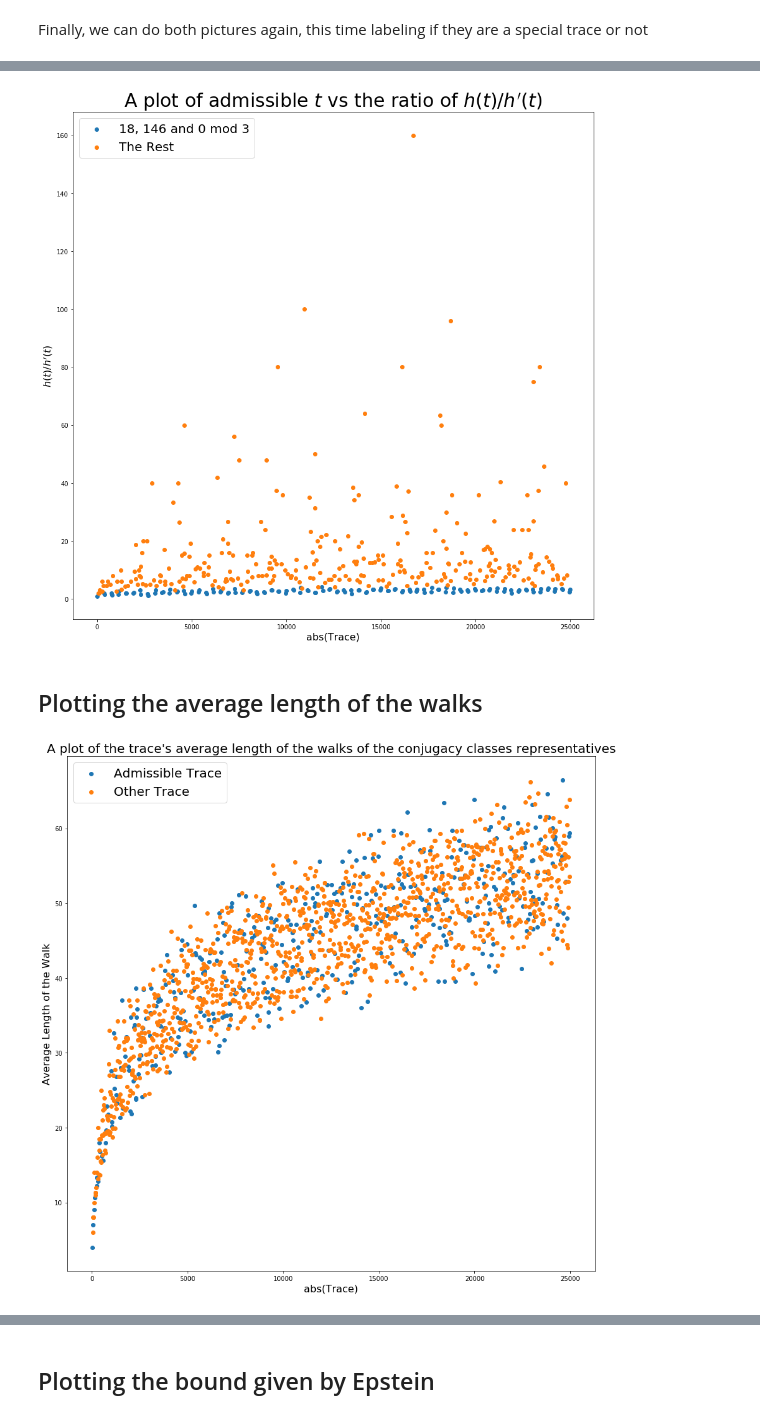
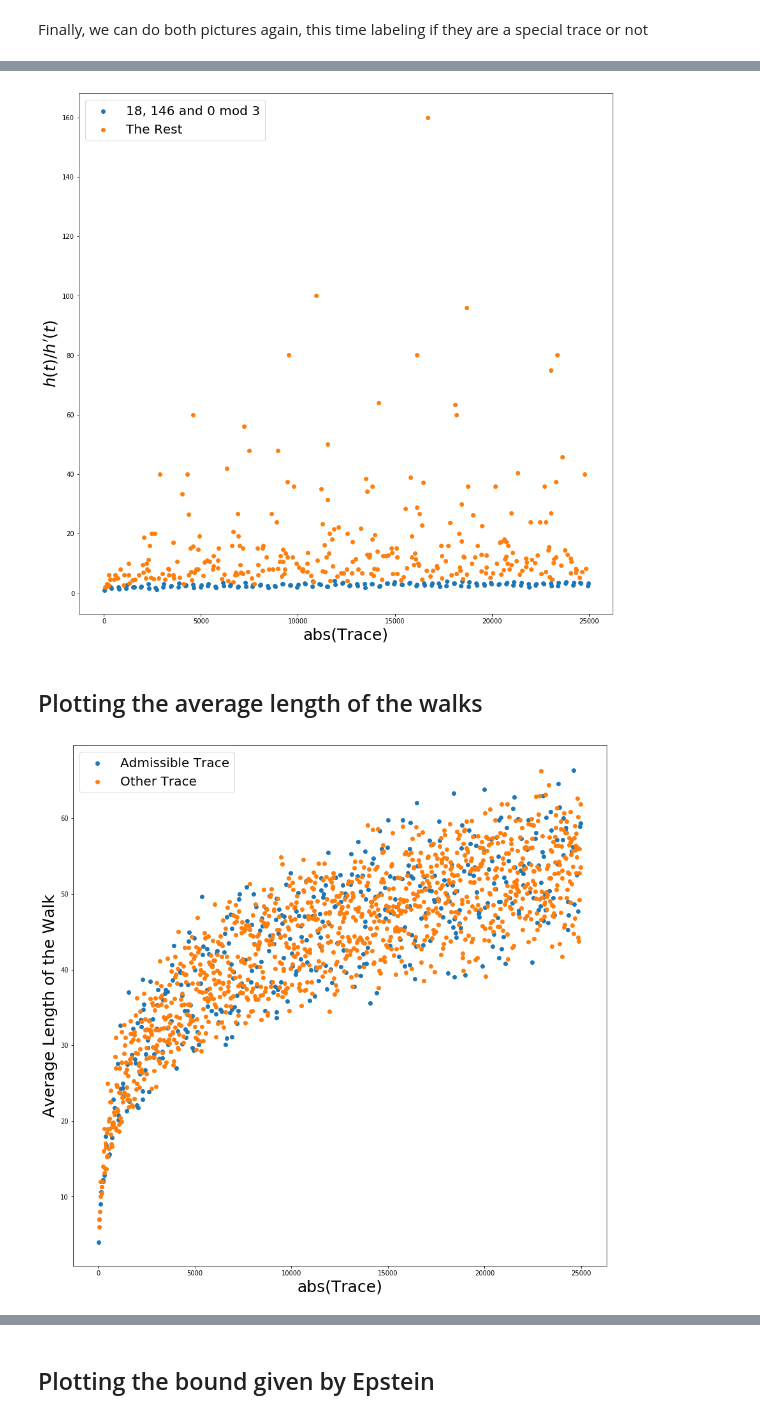
Before and after one commit to BrookeOgrodnik/CommutatorSubgroups, a Jupyter notebook: PythonCode/Class_Number.ipynb, the cells around one changed output, grey strips where cells are left out. Drawn from its saved outputs; the diff is of its cells as text; code cells hidden in the pictures.

```diff
--- a/PythonCode/Class_Number.ipynb
+++ b/PythonCode/Class_Number.ipynb
@@ -275,35 +295,35 @@ plt.scatter(non_special_traces.loc[non_special_traces.commutator_class_number!=0
 #plt.plot(x, [0]*len(x), 'k--')
 
 
-plt.xlabel("abs(Trace)", fontsize = 16)
-plt.ylabel("$h(t)/h'(t)$", fontsize = 16)
+plt.xlabel("abs(Trace)", fontsize = 25)
+plt.ylabel("$h(t)/h'(t)$", fontsize = 25)
 # Also a title
-plt.title("A plot of admissible $t$ vs the ratio of $h(t)/h'(t)$", fontsize = 30)
+#plt.title("A plot of admissible $t$ vs the ratio of $h(t)/h'(t)$", fontsize = 40)
 
 # plt.legend() adds the legend to the plot
 plt.legend(fontsize=20)
 plt.show()
 # %% [output]
-[figure, old version]
+[figure, new version]
 # %% [markdown]
 ## Plotting the average length of the walks
 # %%
 plt.figure(figsize=(15,15))
 plt.scatter(df.loc[(df.admissible==True)].trace.values, df.loc[(df.admissible==True)].walks.values,label='Admissible Trace')
 plt.scatter(df.loc[(df.admissible==False)].trace.values, df.loc[(df.admissible==False)].walks.values,label='Other Trace')
 
 
-plt.xlabel("abs(Trace)", fontsize = 16)
-plt.ylabel("Average Length of the Walk", fontsize = 16)
+plt.xlabel("abs(Trace)", fontsize = 25)
+plt.ylabel("Average Length of the Walk", fontsize = 25)
 
 # Also a title
-plt.title("A plot of the trace's average length of the walks of the conjugacy classes representatives", fontsize = 20)
+#plt.title("A plot of the trace's average word length of the conjugacy classes", fontsize = 35)
 
 # plt.legend() adds the legend to the plot
 plt.legend(fontsize=20)
 plt.show()
 # %% [output]
-[figure, old version]
+[figure, new version]
 # %%
 plt.figure(figsize=(15,15))
 plt.scatter(special_traces.trace.values, special_traces.walks.values,label='18, 146 and 0 mod 3')
```
Also changed, not shown: parts of 17 cells of this notebook, 13 other files.
